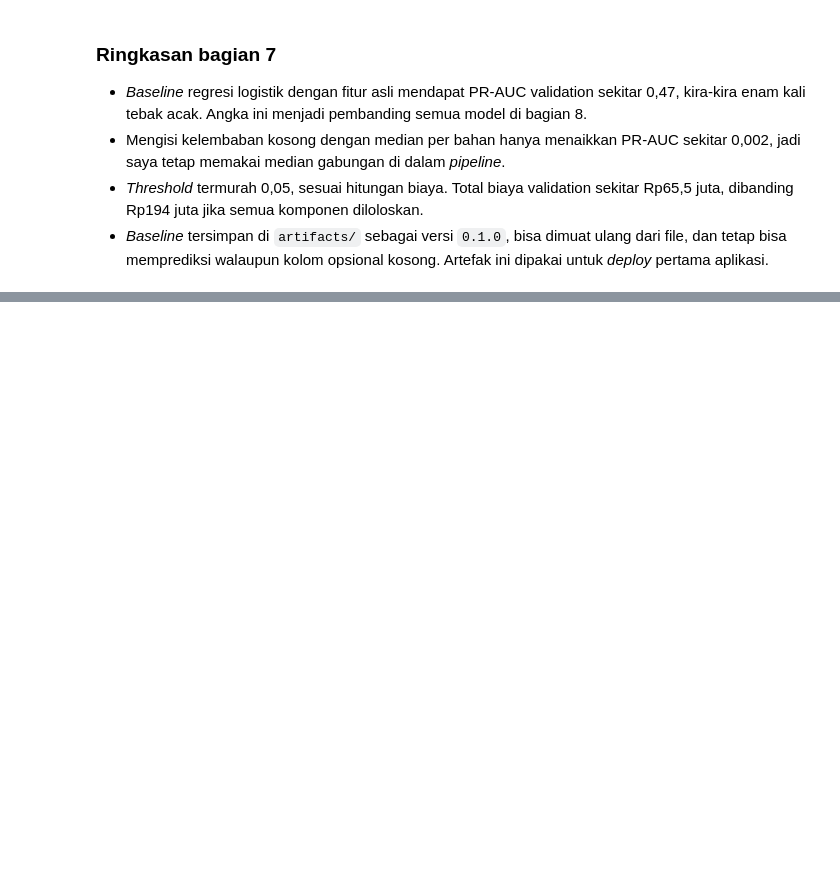
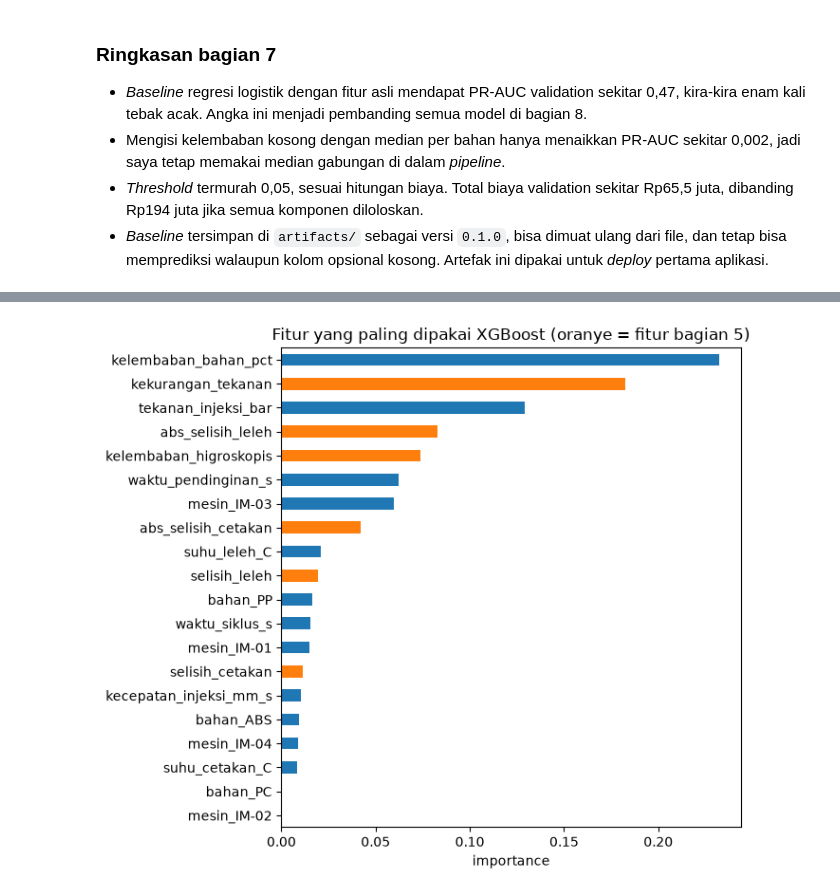
Before and after one commit to FarahAuliaKirana/qc-injection-molding, a Jupyter notebook: notebooks/qc_injection_molding.ipynb, the cells around one changed output, grey strips where cells are left out. Drawn from its saved outputs; the diff is of its cells as text; code cells hidden in the pictures; blank space fills up the shorter version.

Commit message:
Notebook bagian 8: perbandingan model, XGBoost dipilih sebagai model final

```diff
--- a/notebooks/qc_injection_molding.ipynb
+++ b/notebooks/qc_injection_molding.ipynb
@@ -1652,0 +1768,23 @@ print(f"✅ Bagian 7 beres. Baseline v{meta_file['versi_model']} tersimpan, thre
+# %%
+from xgboost import XGBClassifier
+
+scale_pos_weight = (y_train == 0).sum() / (y_train == 1).sum()
+print(f"scale_pos_weight = {scale_pos_weight:.1f}\n")
+
+
+def buat_xgb(kedalaman):
+    return XGBClassifier(n_estimators=300, max_depth=kedalaman, learning_rate=0.05,
+                         scale_pos_weight=scale_pos_weight, random_state=RANDOM_STATE, n_jobs=-1)
+
+
+xgb_kedalaman_2 = buat_pipeline_fitur(buat_xgb(2), KOLOM_ANGKA + FITUR_BARU)
+pr_auc_xgb_2 = pr_auc_validation(xgb_kedalaman_2)
+pr_auc_xgb_3 = pr_auc_validation(buat_pipeline_fitur(buat_xgb(3), KOLOM_ANGKA + FITUR_BARU))
+pr_auc_xgb_4 = pr_auc_validation(buat_pipeline_fitur(buat_xgb(4), KOLOM_ANGKA + FITUR_BARU))
+pr_auc_xgb_asli = pr_auc_validation(buat_pipeline_fitur(buat_xgb(2), KOLOM_ANGKA))
+
+pd.DataFrame({
+    "model": ["XGBoost, max_depth 2", "XGBoost, max_depth 3", "XGBoost, max_depth 4",
+              "XGBoost, max_depth 2, tanpa fitur bagian 5"],
+    "PR-AUC validation": [pr_auc_xgb_2, pr_auc_xgb_3, pr_auc_xgb_4, pr_auc_xgb_asli],
+}).round(3)
@@ -1652,0 +1808,12 @@ print(f"✅ Bagian 7 beres. Baseline v{meta_file['versi_model']} tersimpan, thre
+# %%
+nama_fitur = [n.split("__")[1] for n in xgb_kedalaman_2.named_steps["preprocess"].get_feature_names_out()]
+penting = pd.Series(xgb_kedalaman_2.named_steps["model"].feature_importances_, index=nama_fitur).sort_values()
+
+plt.figure(figsize=(7, 6))
+penting.plot.barh(color=["tab:orange" if n in FITUR_BARU else "tab:blue" for n in penting.index])
+plt.title("Fitur yang paling dipakai XGBoost (oranye = fitur bagian 5)")
+plt.xlabel("importance")
+plt.tight_layout()
+plt.show()
+# %% [output]
+[figure, added]
```
Also changed, not shown: parts of 15 cells of this notebook, 2 other files.
